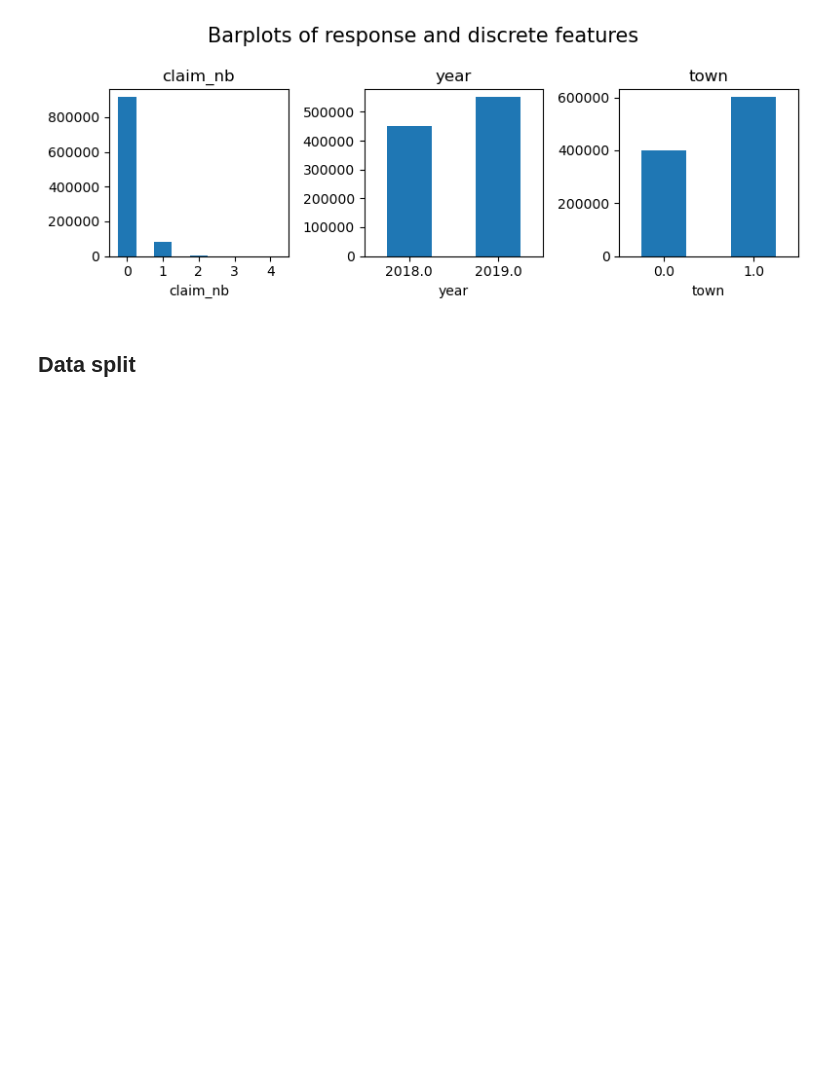
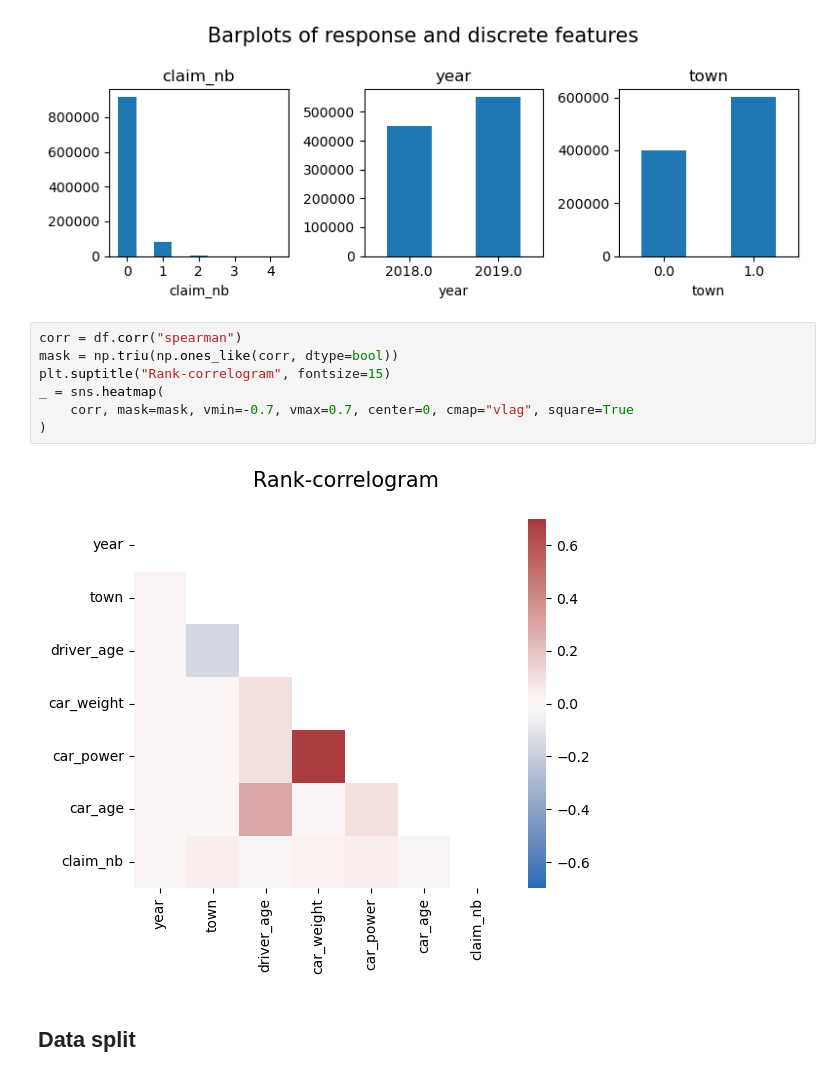
Before and after one commit to samathizer/boosted-trees, a Jupyter notebook: notebook.ipynb, the cells around one changed output. Drawn from its saved outputs; the diff is of its cells as text; blank space fills up the shorter version.

```diff
--- a/notebook.ipynb
+++ b/notebook.ipynb
@@ -72,6 +71,15 @@ plt.suptitle("Barplots of response and discrete features", fontsize=15)
 plt.tight_layout()
 # %% [output]
 [figure]
+# %%
+corr = df.corr("spearman")
+mask = np.triu(np.ones_like(corr, dtype=bool))
+plt.suptitle("Rank-correlogram", fontsize=15)
+_ = sns.heatmap(
+    corr, mask=mask, vmin=-0.7, vmax=0.7, center=0, cmap="vlag", square=True
+)
+# %% [output]
+[figure, added]
 # %% [markdown]
 ## Data split
 # %%
```
Also changed, not shown: parts of 32 cells of this notebook, 2 other files.
